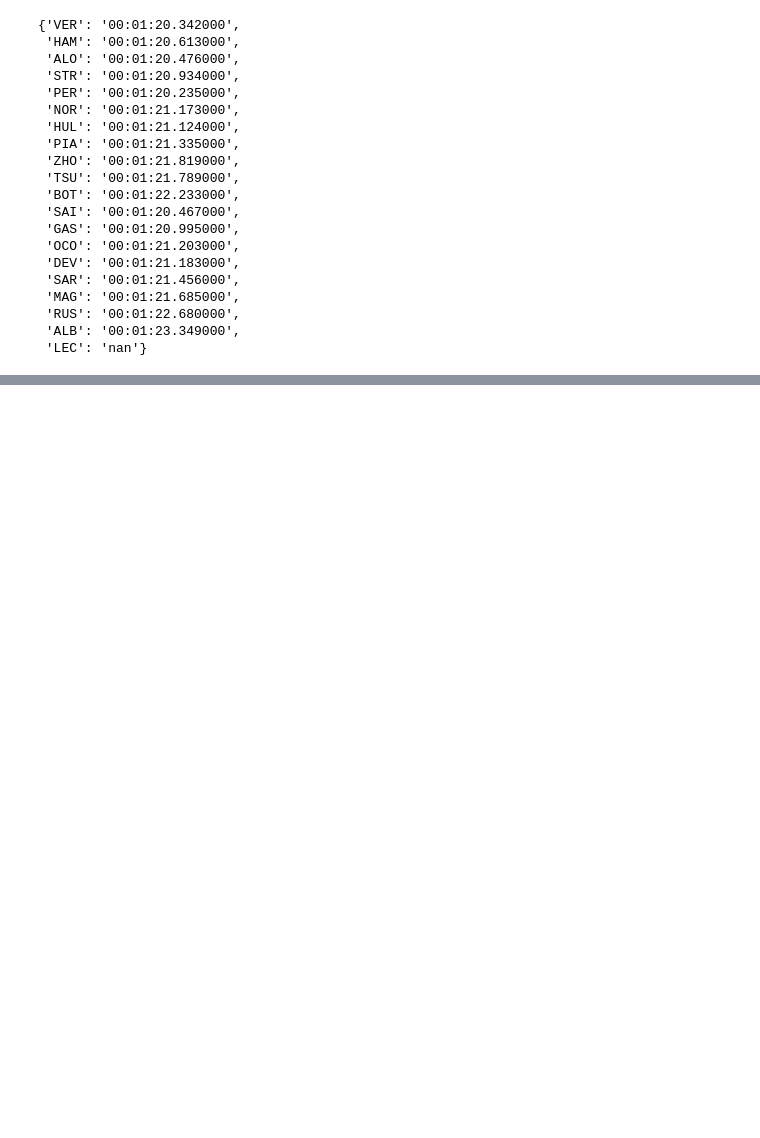
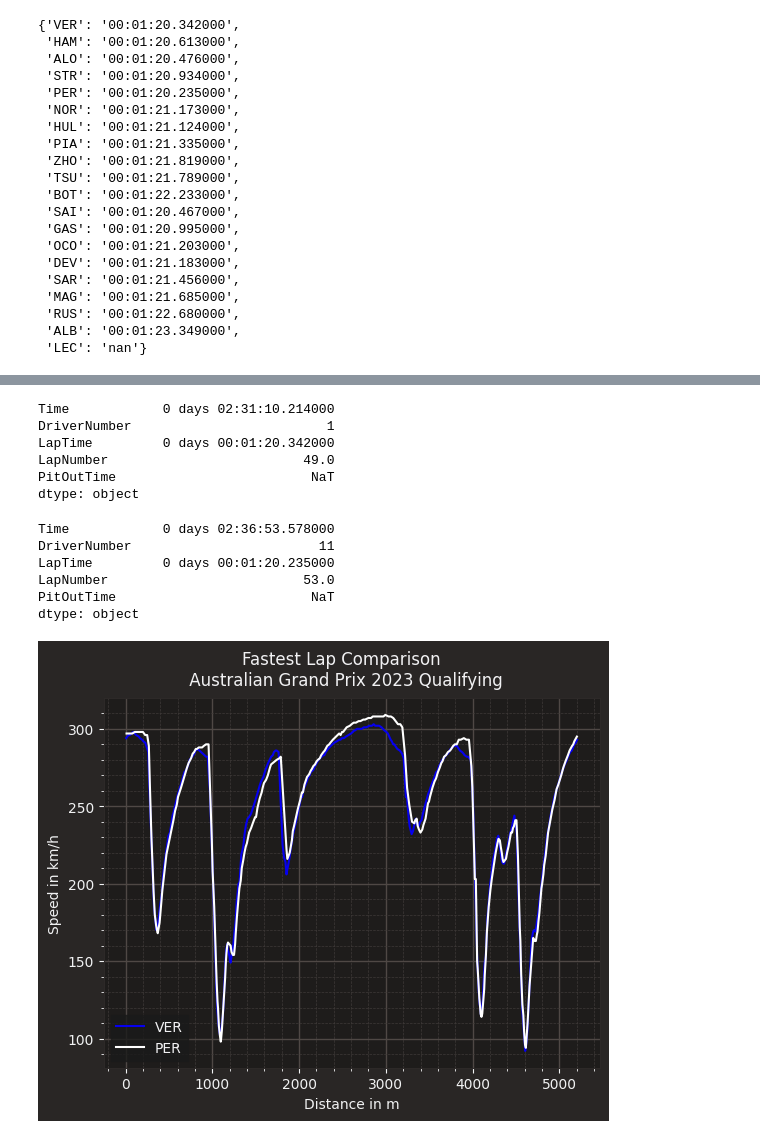
Before and after one commit to ztrend/data_science, a Jupyter notebook: Australia.ipynb, the cells around one changed output, grey strips where cells are left out. Cells and saved outputs as stored; diff of their text form; code cells hidden in the pictures; blank space fills up the shorter version.

Commit message:
Added fastest lap chart between VER and PER

```diff
--- a/Australia.ipynb
+++ b/Australia.ipynb
@@ -200,0 +240,9 @@ To github.com:ztrend/data_science.git
+# %%
+
+# enable some matplotlib patches for plotting timedelta values and load
+# FastF1's default color scheme
+fastf1.plotting.setup_mpl()
+
+# load a session and its telemetry data
+session = fastf1.get_session(2023, 'Australia', 'R')
+session.load()
@@ -200,0 +262,43 @@ To github.com:ztrend/data_science.git
+# %%
+#Load Verstappen and Perez fastest laps
+ver_lap = session.laps.pick_driver('VER').pick_fastest()
+per_lap = session.laps.pick_driver('PER').pick_fastest()
+# %%
+ver_lap.head()
+# %% [output]
+Time            0 days 02:31:10.214000
+DriverNumber                         1
+LapTime         0 days 00:01:20.342000
+LapNumber                         49.0
+PitOutTime                         NaT
+dtype: object
+# %%
+per_lap.head()
+# %% [output]
+Time            0 days 02:36:53.578000
+DriverNumber                        11
+LapTime         0 days 00:01:20.235000
+LapNumber                         53.0
+PitOutTime                         NaT
+dtype: object
+# %%
+ver_tel = ver_lap.get_car_data().add_distance()
+per_tel = per_lap.get_car_data().add_distance()
+# %%
+rbr_color = fastf1.plotting.team_color('RBR')
+mer_color = fastf1.plotting.team_color('ASM')
+
+fig, ax = plt.subplots()
+ax.plot(ver_tel['Distance'], ver_tel['Speed'], color=rbr_color, label='VER')
+ax.plot(per_tel['Distance'], per_tel['Speed'], color=mer_color, label='PER')
+
+ax.set_xlabel('Distance in m')
+ax.set_ylabel('Speed in km/h')
+
+ax.legend()
+plt.suptitle(f"Fastest Lap Comparison \n "
+             f"{session.event['EventName']} {session.event.year} Qualifying")
+
+plt.show()
+# %% [output]
+[figure, added]
```
Also changed, not shown: parts of 6 cells of this notebook.
